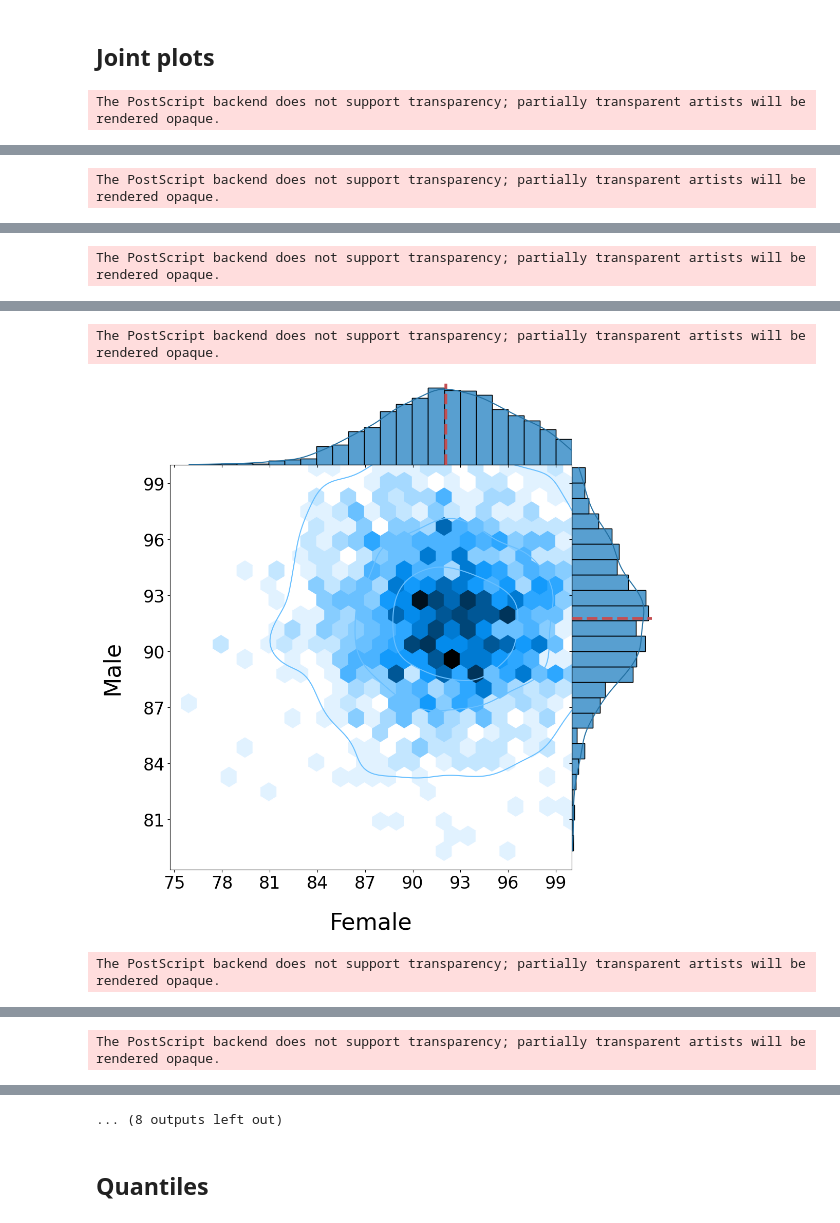
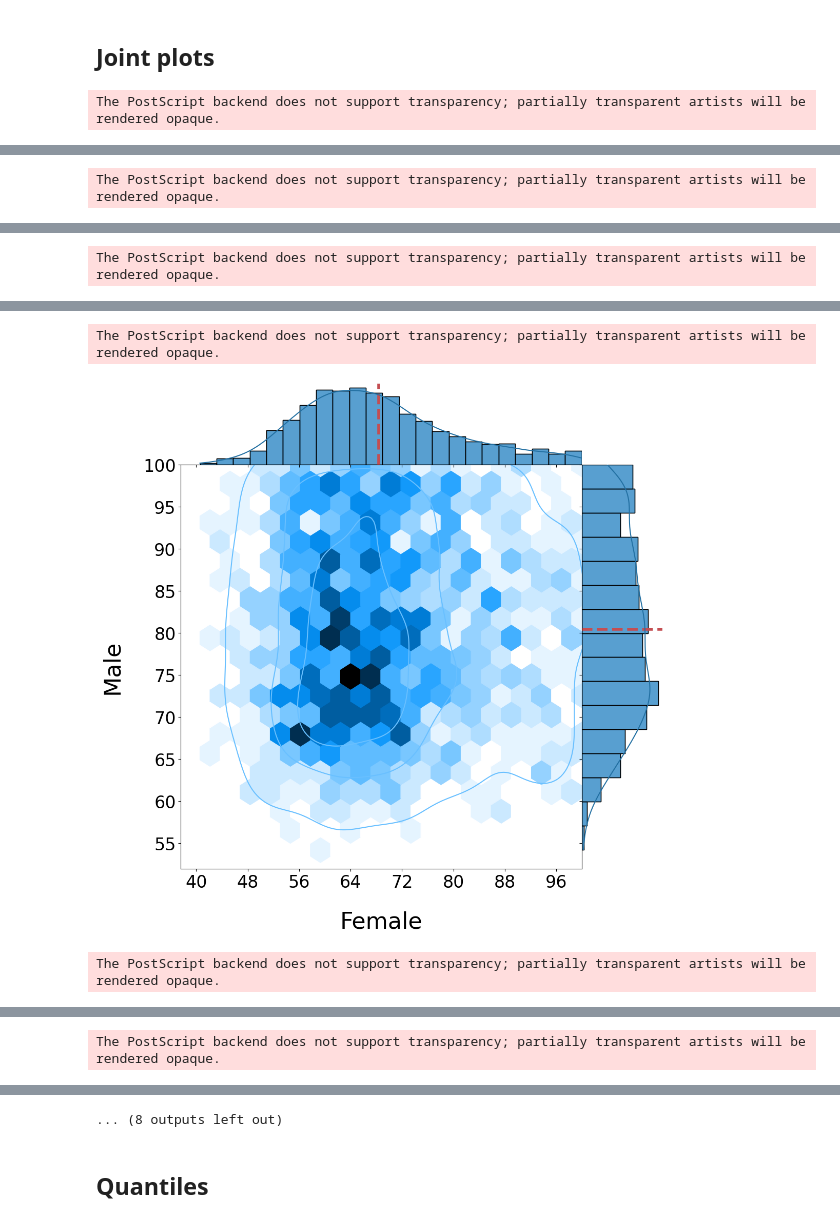
Before and after one commit to jpcurbelo/human-body-reshape-DL-paper, a Jupyter notebook: scr/paper_scripts/benchmark_validation_data.ipynb, the cells around one changed output, grey strips where cells are left out. Saved outputs shown, nothing was run; the diff lists cells and outputs as text; code cells hidden in the pictures.

```diff
--- a/scr/paper_scripts/benchmark_validation_data.ipynb
+++ b/scr/paper_scripts/benchmark_validation_data.ipynb
@@ -52,7 +52,7 @@ AVA_DIR =  os.path.join(BM_DIR, "smpl6890v_lbfgsb_fits")   #female
 ## Load data
 # %%
 NUM_CAT = False   ## whether the model was trained with numeric + categorical data
-AUGMENTATION_Model = True  ## whether the model was trained with image augmentation
+AUGMENTATION_Model = False  ## whether the model was trained with image augmentation
 
 
 FIT_ALG = "nicp"  # "nicp"   #"nicp"  # "lbfgsb"
@@ -68,9 +68,16 @@ df_female_ava_bm = pd.read_csv(f'measurements_benchmark_{FIT_ALG}_female.csv')
 df_male_ava_bm = pd.read_csv(f'measurements_benchmark_{FIT_ALG}_male.csv')
 
 if NUM_CAT == True and AUGMENTATION_Model == True:
-    BENCHMARK_AVA_DIR = f'/media/jesus/GSUS-DATA/CANADA_docs/3D_human_avatar_Mitacs/2photos-to-3Davatar/benchmark_files/benchmark_ava_{FIT_ALG}'
+    BENCHMARK_AVA_DIR = f'/media/jesus/GSUS-DATA/CANADA_docs/3D_human_avatar_Mitacs/' + \
+        f'2photos-to-3Davatar/benchmark_files/benchmark_ava_{FIT_ALG}'
 elif NUM_CAT == False and AUGMENTATION_Model == True:
-    BENCHMARK_AVA_DIR = f'/media/jesus/GSUS-DATA/CANADA_docs/3D_human_avatar_Mitacs/2photos-to-3Davatar/benchmark_files/benchmark_ava_{FIT_ALG}_noNumCat'
+    BENCHMARK_AVA_DIR = f'/media/jesus/GSUS-DATA/CANADA_docs/3D_human_avatar_Mitacs/' + \
+        f'2photos-to-3Davatar/benchmark_files/benchmark_ava_{FIT_ALG}_noNumCat_stdScl'
+elif NUM_CAT == False and AUGMENTATION_Model == False:
+    BENCHMARK_AVA_DIR = f'/media/jesus/GSUS-DATA/CANADA_docs/3D_human_avatar_Mitacs/' + \
+        f'2photos-to-3Davatar/benchmark_files/benchmark_ava_{FIT_ALG}_noNumCat_noAug_stdScl'
+
+
 
 ## Avatars - generated
 df_female_ava_gen = pd.read_csv(os.path.join(BENCHMARK_AVA_DIR, f'benchmark_avatars_measurements_{FIT_ALG}_female.csv'))
@@ -397,6 +406,8 @@ for col in accuracy_female_joint.columns:
             plt.savefig(f'benchmark-accuracy-jointplot-meanvalue_{FIT_ALG}.eps', format='eps',  bbox_inches='tight')
         elif NUM_CAT == False and AUGMENTATION_Model == True:
             plt.savefig(f'benchmark-accuracy-jointplot-meanvalue_{FIT_ALG}_noNumCat.eps', format='eps',  bbox_inches='tight')
+        elif NUM_CAT == False and AUGMENTATION_Model == False:
+                    plt.savefig(f'benchmark-accuracy-jointplot-meanvalue_{FIT_ALG}_noNumCat_noAugm.eps', format='eps',  bbox_inches='tight')
 
     else:
         # Increase tick label font size and add labelpad
@@ -411,6 +422,8 @@ for col in accuracy_female_joint.columns:
             plt.savefig(f'benchmark-accuracy-jointplot-{key[0]}_{FIT_ALG}.eps', format='eps',  bbox_inches='tight')
         elif NUM_CAT == False and AUGMENTATION_Model == True:
             plt.savefig(f'benchmark-accuracy-jointplot-{key[0]}_{FIT_ALG}_noNumCat.eps', format='eps',  bbox_inches='tight')
+        elif NUM_CAT == False and AUGMENTATION_Model == False:
+            plt.savefig(f'benchmark-accuracy-jointplot-{key[0]}_{FIT_ALG}_noNumCat_noAugm.eps', format='eps',  bbox_inches='tight')
 
     # # Create the legend and set its location and font size
     # legend = plt.legend(loc='lower left', fontsize=14)
@@ -430,3 +443,3 @@ The PostScript backend does not support transparency; partially transparent arti
 The PostScript backend does not support transparency; partially transparent artists will be rendered opaque.
-[figure, old version]
+[figure, new version]
 The PostScript backend does not support transparency; partially transparent artists will be rendered opaque.
```
Also changed, not shown: parts of 6 cells of this notebook, 1 other file.
